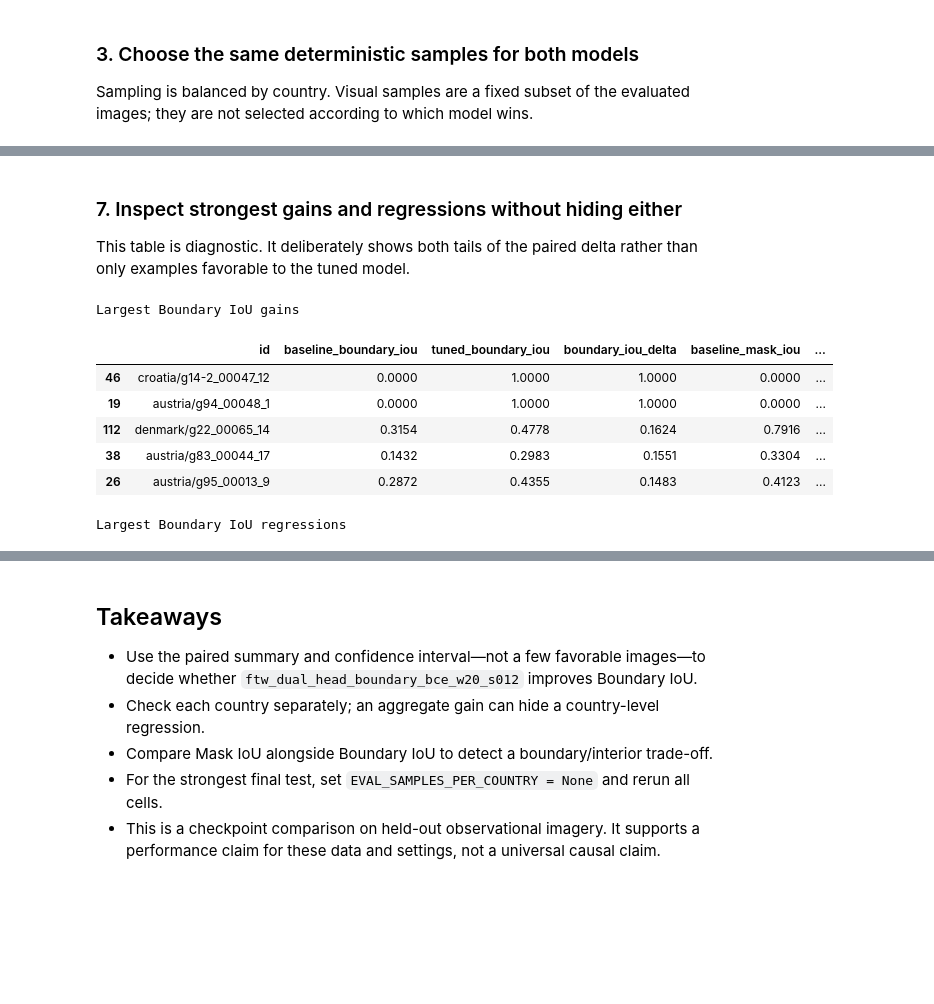
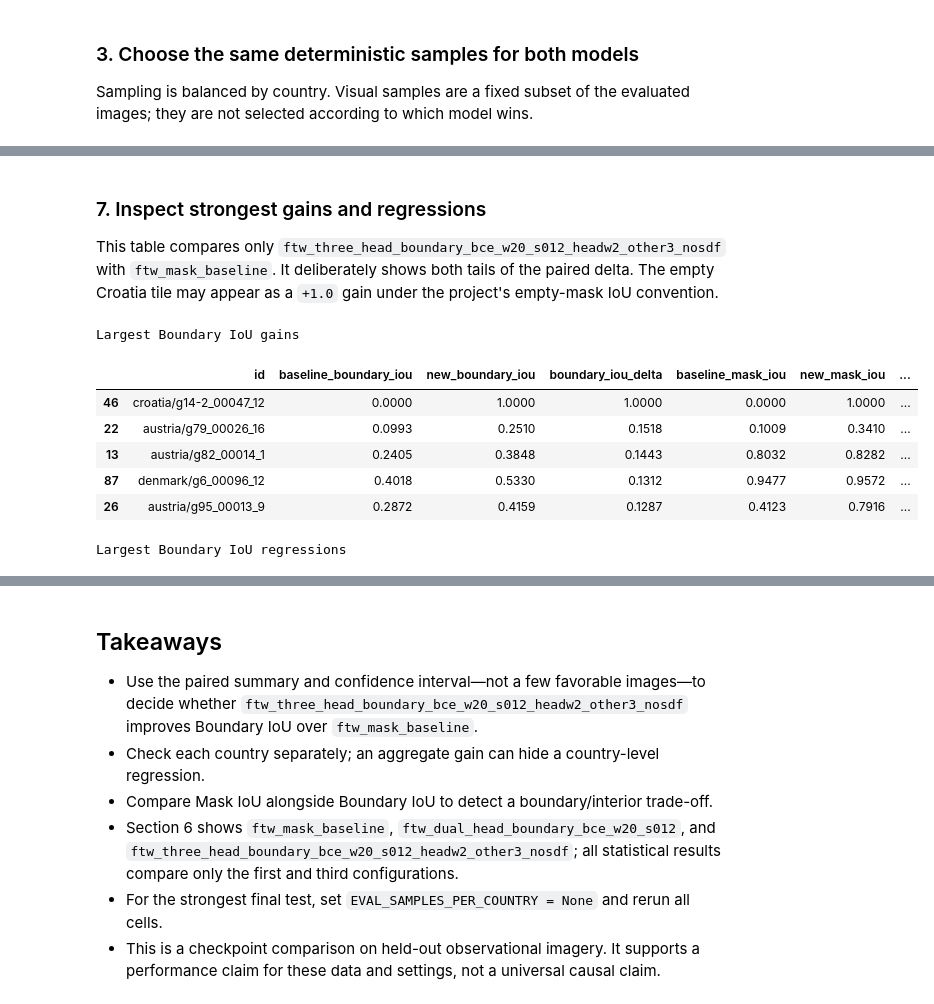
Before and after one commit to ANorouzi1/final_project, a Jupyter notebook: notebooks/03_compare_models_real_images.ipynb, the cells around one changed output, grey strips where cells are left out. Cells and saved outputs as stored; diff of their text form; code cells hidden in the pictures; blank space fills up the shorter version.

```diff
--- a/notebooks/03_compare_models_real_images.ipynb
+++ b/notebooks/03_compare_models_real_images.ipynb
@@ -54,7 +60,7 @@ if str(PROJECT_ROOT) not in sys.path:
     sys.path.insert(0, str(PROJECT_ROOT))
 
 from src.data_loaders.field_dataset import FTWFieldDataset
-from src.models.unet import DualHeadUNet, MaskOnlyUNet
+from src.models.unet import DualHeadUNet, MaskOnlyUNet, ThreeHeadUNet
 
 SEED = 12
 COUNTRIES = ["austria", "croatia", "denmark"]
@@ -67,9 +73,14 @@ EVAL_SAMPLES_PER_COUNTRY = 40  # None = full test split
 VISUAL_SAMPLES_PER_COUNTRY = 3
 BOOTSTRAP_REPEATS = 5_000
 
+BASELINE_CONFIG = "ftw_mask_baseline"
+DUAL_HEAD_CONFIG = "ftw_dual_head_boundary_bce_w20_s012"
+THREE_HEAD_CONFIG = "ftw_three_head_boundary_bce_w20_s012_headw2_other3_nosdf"
+
 CHECKPOINTS = {
-    "Mask baseline": PROJECT_ROOT / "Saved/ftw_mask_baseline/best_eval_boundary_iou_model.pth",
-    "Boundary BCE w20 s012": PROJECT_ROOT / "Saved/ftw_dual_head_boundary_bce_w20_s012/best_eval_boundary_iou_model.pth",
+    BASELINE_CONFIG: PROJECT_ROOT / "Saved/ftw_mask_baseline/best_eval_boundary_iou_model.pth",
+    DUAL_HEAD_CONFIG: PROJECT_ROOT / "Saved/ftw_dual_head_boundary_bce_w20_s012/best_eval_boundary_iou_model.pth",
+    THREE_HEAD_CONFIG: PROJECT_ROOT / "Saved/ftw_three_head_boundary_bce_w20_s012_headw2_other3_nosdf/best_eval_boundary_iou_model.pth",
 }
 
 random.seed(SEED)
@@ -250,28 +268,30 @@ with torch.inference_mode():
         images = batch["image"].to(DEVICE)
         targets = batch["mask"].to(DEVICE) > 0.5
         batch_results = {}
-        for model_name, model in models.items():
+        for model_name, model in evaluation_models.items():
             probabilities = torch.sigmoid(model(images)["mask_logits"])
             predictions = probabilities > THRESHOLD
             batch_results[model_name] = per_image_metrics(
                 predictions, targets, BOUNDARY_RADIUS
             )
+        target_fractions = targets.float().flatten(1).mean(1).cpu().numpy()
         for item_index, sample_id in enumerate(batch["id"]):
             country, aoi_id = sample_id.split("/", 1)
             rows.append({
                 "id": sample_id,
                 "country": country,
                 "aoi_id": aoi_id,
-                "baseline_mask_iou": batch_results["Mask baseline"][0][item_index],
-                "tuned_mask_iou": batch_results["Boundary BCE w20 s012"][0][item_index],
-                "baseline_boundary_iou": batch_results["Mask baseline"][1][item_index],
-                "tuned_boundary_iou": batch_results["Boundary BCE w20 s012"][1][item_index],
+                "target_fraction": target_fractions[item_index],
+                "baseline_mask_iou": batch_results[BASELINE_CONFIG][0][item_index],
+                "new_mask_iou": batch_results[THREE_HEAD_CONFIG][0][item_index],
+                "baseline_boundary_iou": batch_results[BASELINE_CONFIG][1][item_index],
+                "new_boundary_iou": batch_results[THREE_HEAD_CONFIG][1][item_index],
             })
 
 results = pd.DataFrame(rows)
-results["mask_iou_delta"] = results["tuned_mask_iou"] - results["baseline_mask_iou"]
+results["mask_iou_delta"] = results["new_mask_iou"] - results["baseline_mask_iou"]
 results["boundary_iou_delta"] = (
-    results["tuned_boundary_iou"] - results["baseline_boundary_iou"]
+    results["new_boundary_iou"] - results["baseline_boundary_iou"]
 )
 assert results["id"].is_unique
 assert np.isfinite(results.select_dtypes("number")).all().all()
@@ -444,25 +570,26 @@ plt.show()
 # %% [markdown]
-### 7. Inspect strongest gains and regressions without hiding either
+### 7. Inspect strongest gains and regressions
 
-This table is diagnostic. It deliberately shows both tails of the paired delta rather
-than only examples favorable to the tuned model.
+This table compares only `ftw_three_head_boundary_bce_w20_s012_headw2_other3_nosdf`
+with `ftw_mask_baseline`. It deliberately shows both tails of the paired delta. The empty
+Croatia tile may appear as a `+1.0` gain under the project's empty-mask IoU convention.
 # %%
 columns = [
-    "id", "baseline_boundary_iou", "tuned_boundary_iou", "boundary_iou_delta",
-    "baseline_mask_iou", "tuned_mask_iou", "mask_iou_delta",
+    "id", "baseline_boundary_iou", "new_boundary_iou", "boundary_iou_delta",
+    "baseline_mask_iou", "new_mask_iou", "mask_iou_delta",
 ]
 largest_gains = results.nlargest(5, "boundary_iou_delta")[columns]
 largest_regressions = results.nsmallest(5, "boundary_iou_delta")[columns]
 print("Largest Boundary IoU gains")
 display(largest_gains.round(4))
 print("Largest Boundary IoU regressions")
 display(largest_regressions.round(4))
 # %% [output]
 Largest Boundary IoU gains
-|  | id | baseline_boundary_iou | tuned_boundary_iou | boundary_iou_delta | baseline_mask_iou | ... |
-| 46 | croatia/g14-2_00047_12 | 0.0000 | 1.0000 | 1.0000 | 0.0000 | ... |
-| 19 | austria/g94_00048_1 | 0.0000 | 1.0000 | 1.0000 | 0.0000 | ... |
-| 112 | denmark/g22_00065_14 | 0.3154 | 0.4778 | 0.1624 | 0.7916 | ... |
-| 38 | austria/g83_00044_17 | 0.1432 | 0.2983 | 0.1551 | 0.3304 | ... |
-| 26 | austria/g95_00013_9 | 0.2872 | 0.4355 | 0.1483 | 0.4123 | ... |
+|  | id | baseline_boundary_iou | new_boundary_iou | boundary_iou_delta | baseline_mask_iou | new_mask_iou | ... |
+| 46 | croatia/g14-2_00047_12 | 0.0000 | 1.0000 | 1.0000 | 0.0000 | 1.0000 | ... |
+| 22 | austria/g79_00026_16 | 0.0993 | 0.2510 | 0.1518 | 0.1009 | 0.3410 | ... |
+| 13 | austria/g82_00014_1 | 0.2405 | 0.3848 | 0.1443 | 0.8032 | 0.8282 | ... |
+| 87 | denmark/g6_00096_12 | 0.4018 | 0.5330 | 0.1312 | 0.9477 | 0.9572 | ... |
+| 26 | austria/g95_00013_9 | 0.2872 | 0.4159 | 0.1287 | 0.4123 | 0.7916 | ... |
 Largest Boundary IoU regressions
@@ -476,9 +603,10 @@ Largest Boundary IoU regressions
 ## Takeaways
 
 - Use the paired summary and confidence interval—not a few favorable images—to decide
-  whether `ftw_dual_head_boundary_bce_w20_s012` improves Boundary IoU.
+  whether `ftw_three_head_boundary_bce_w20_s012_headw2_other3_nosdf` improves Boundary IoU over `ftw_mask_baseline`.
 - Check each country separately; an aggregate gain can hide a country-level regression.
 - Compare Mask IoU alongside Boundary IoU to detect a boundary/interior trade-off.
+- Section 6 shows `ftw_mask_baseline`, `ftw_dual_head_boundary_bce_w20_s012`, and `ftw_three_head_boundary_bce_w20_s012_headw2_other3_nosdf`; all statistical results compare only the first and third configurations.
 - For the strongest final test, set `EVAL_SAMPLES_PER_COUNTRY = None` and rerun all cells.
 - This is a checkpoint comparison on held-out observational imagery. It supports a
   performance claim for these data and settings, not a universal causal claim.
```
Also changed, not shown: parts of 13 cells of this notebook, 25 other files.
